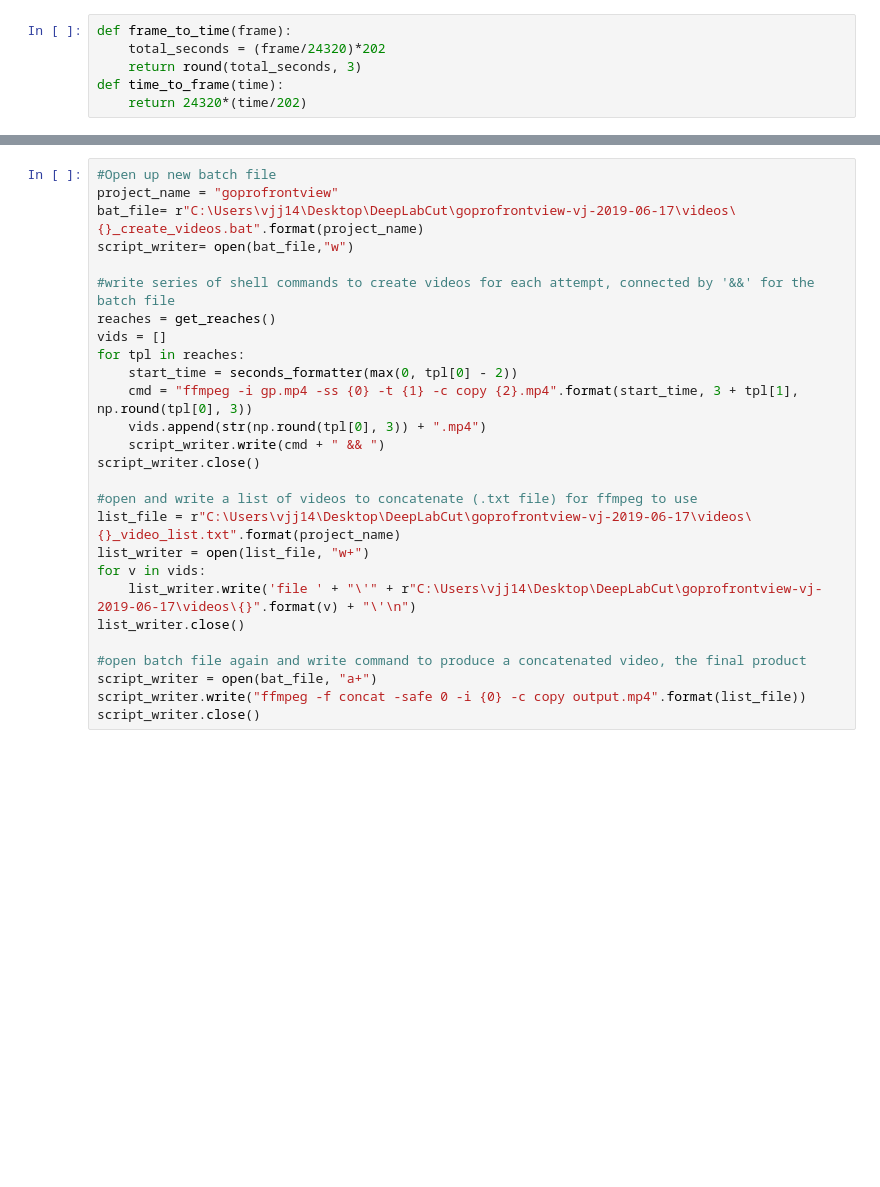
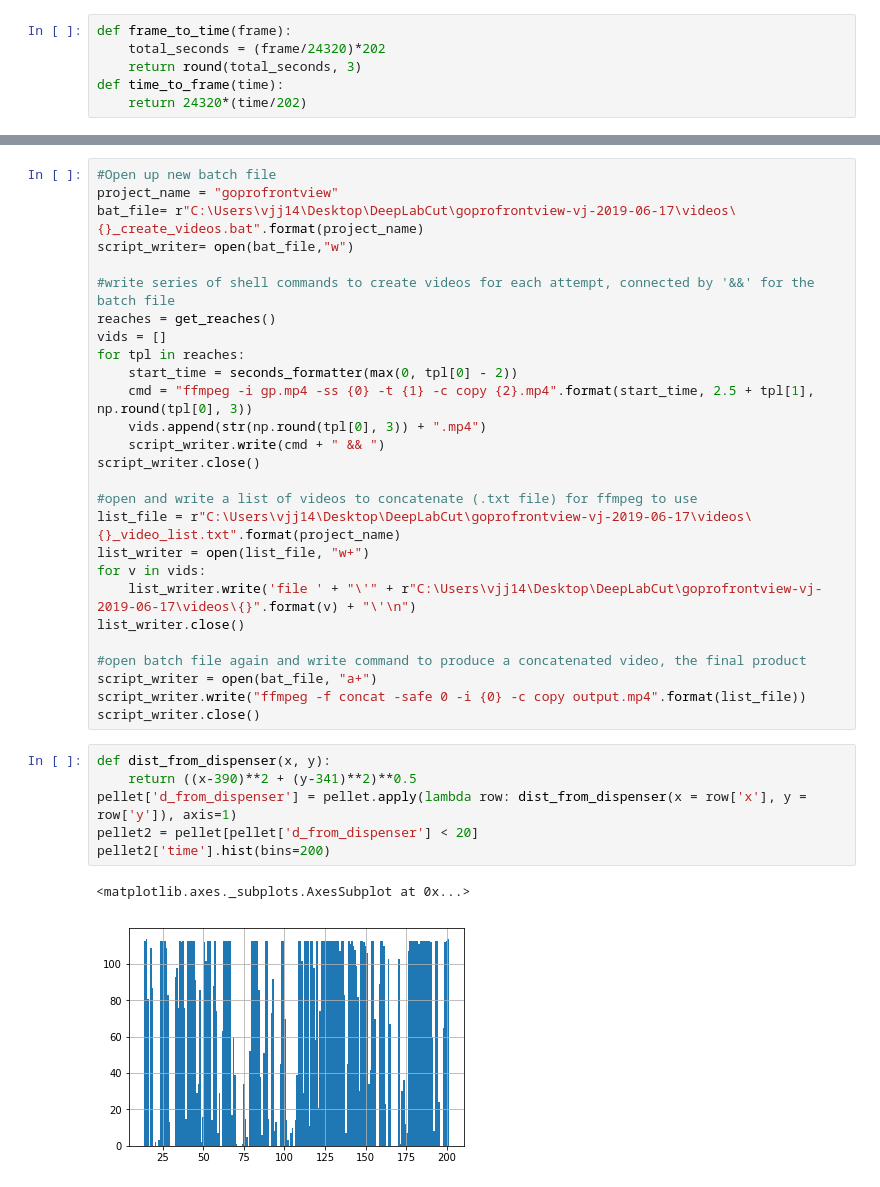
Before and after one commit to vjann/DLC, a Jupyter notebook: examples/data_notebooks/reach_isolation_and_video_creation.ipynb, the cells around one changed output, grey strips where cells are left out. Saved outputs shown, nothing was run; the diff lists cells and outputs as text; blank space fills up the shorter version.

```diff
--- a/examples/data_notebooks/reach_isolation_and_video_creation.ipynb
+++ b/examples/data_notebooks/reach_isolation_and_video_creation.ipynb
@@ -117,7 +103,7 @@ reaches = get_reaches()
 vids = []
 for tpl in reaches:
     start_time = seconds_formatter(max(0, tpl[0] - 2))
-    cmd = "ffmpeg -i gp.mp4 -ss {0} -t {1} -c copy {2}.mp4".format(start_time, 3 + tpl[1], np.round(tpl[0], 3))
+    cmd = "ffmpeg -i gp.mp4 -ss {0} -t {1} -c copy {2}.mp4".format(start_time, 2.5 + tpl[1], np.round(tpl[0], 3))
     vids.append(str(np.round(tpl[0], 3)) + ".mp4")
     script_writer.write(cmd + " && ")
 script_writer.close()
@@ -133,3 +119,12 @@ list_writer.close()
 script_writer = open(bat_file, "a+")
 script_writer.write("ffmpeg -f concat -safe 0 -i {0} -c copy output.mp4".format(list_file))
 script_writer.close()
+# %%
+def dist_from_dispenser(x, y):
+    return ((x-390)**2 + (y-341)**2)**0.5
+pellet['d_from_dispenser'] = pellet.apply(lambda row: dist_from_dispenser(x = row['x'], y = row['y']), axis=1)
+pellet2 = pellet[pellet['d_from_dispenser'] < 20]
+pellet2['time'].hist(bins=200)
+# %% [output]
+<matplotlib.axes._subplots.AxesSubplot at 0x...>
+[figure, added]
```
Also changed, not shown: parts of 15 cells of this notebook.
